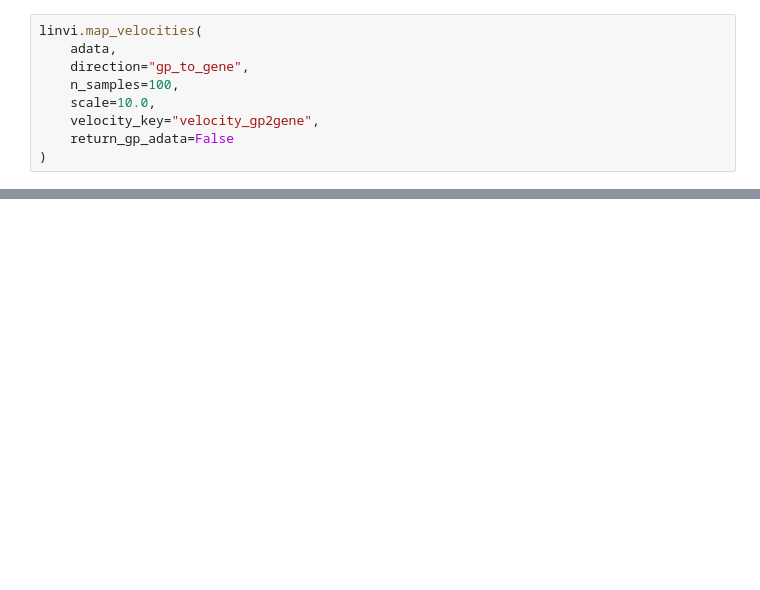
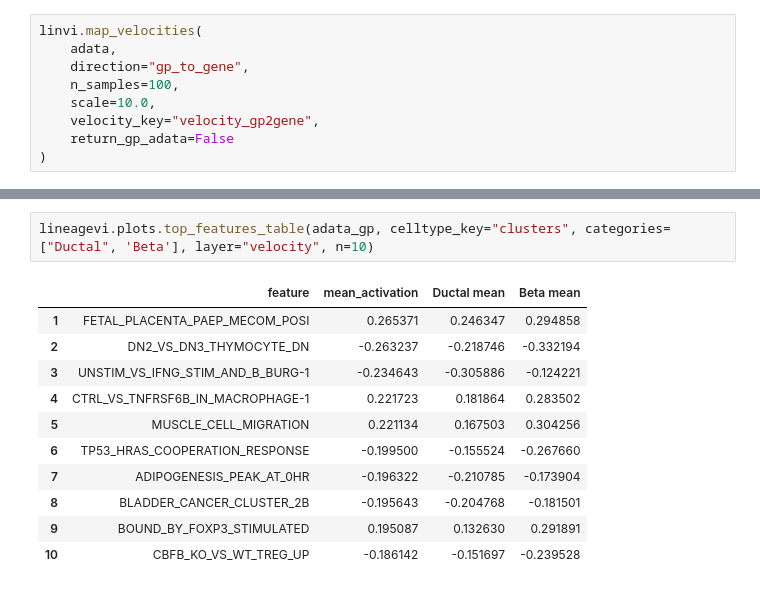
Before and after one commit to leonardogolinelli/lineageVI, a Jupyter notebook: notebooks/Tutorial.ipynb, the cells around one changed output, grey strips where cells are left out. Drawn from its saved outputs; the diff is of its cells as text; blank space fills up the shorter version.

```diff
--- a/notebooks/Tutorial.ipynb
+++ b/notebooks/Tutorial.ipynb
@@ -185,0 +193,14 @@ gp_adata = linvi.map_velocities(
+# %%
+lineagevi.plots.top_features_table(adata_gp, celltype_key="clusters", categories=["Ductal", 'Beta'], layer="velocity", n=10)
+# %% [output]
+|  | feature | mean_activation | Ductal mean | Beta mean |
+| 1 | FETAL_PLACENTA_PAEP_MECOM_POSI | 0.265371 | 0.246347 | 0.294858 |
+| 2 | DN2_VS_DN3_THYMOCYTE_DN | -0.263237 | -0.218746 | -0.332194 |
+| 3 | UNSTIM_VS_IFNG_STIM_AND_B_BURG-1 | -0.234643 | -0.305886 | -0.124221 |
+| 4 | CTRL_VS_TNFRSF6B_IN_MACROPHAGE-1 | 0.221723 | 0.181864 | 0.283502 |
+| 5 | MUSCLE_CELL_MIGRATION | 0.221134 | 0.167503 | 0.304256 |
+| 6 | TP53_HRAS_COOPERATION_RESPONSE | -0.199500 | -0.155524 | -0.267660 |
+| 7 | ADIPOGENESIS_PEAK_AT_0HR | -0.196322 | -0.210785 | -0.173904 |
+| 8 | BLADDER_CANCER_CLUSTER_2B | -0.195643 | -0.204768 | -0.181501 |
+| 9 | BOUND_BY_FOXP3_STIMULATED | 0.195087 | 0.132630 | 0.291891 |
+| 10 | CBFB_KO_VS_WT_TREG_UP | -0.186142 | -0.151697 | -0.239528 |
```
Also changed, not shown: parts of 15 cells of this notebook, 7 other files.
